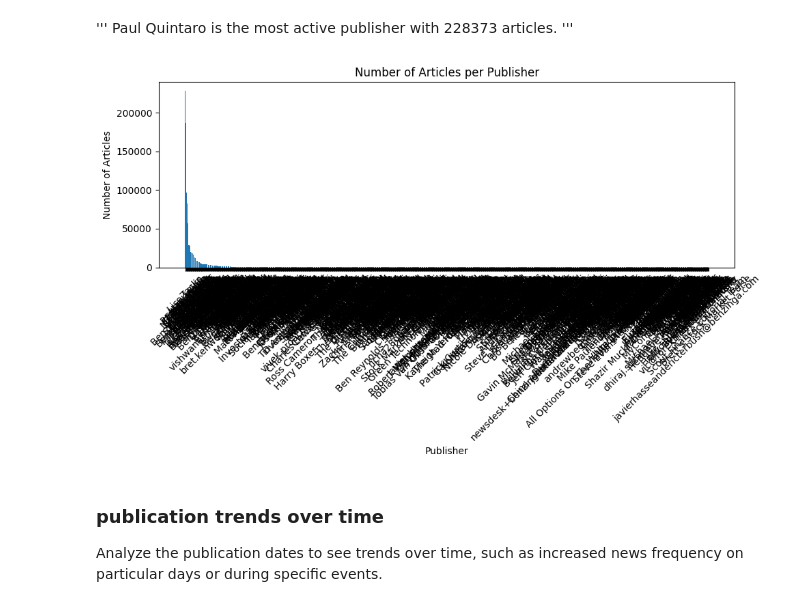
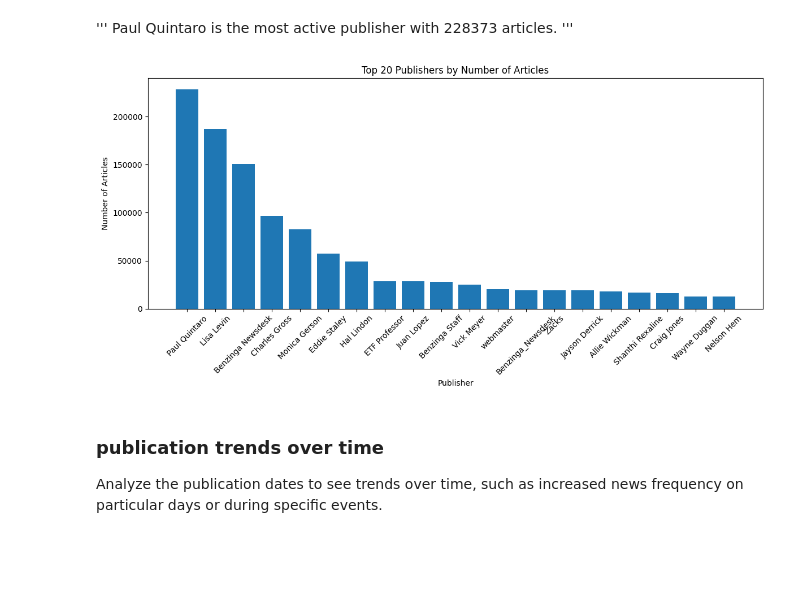
Before and after one commit to chalasimon/financial-news-sentiment-analysis, a Jupyter notebook: notebooks/task1.ipynb, the cells around one changed output. Saved outputs shown, nothing was run; the diff lists cells and outputs as text; code cells hidden in the pictures; blank space fills up the shorter version.

Commit message:
feat:  publisher analysis done

```diff
--- a/notebooks/task1.ipynb
+++ b/notebooks/task1.ipynb
@@ -136,15 +136,16 @@ Name: count, Length: 1034, dtype: int64
 # %%
 # Visualize the number of articles per publisher
 import matplotlib.pyplot as plt
-plt.figure(figsize=(10, 6))
-plt.bar(descriptive_stats.get_articles_per_publisher('publisher').index, descriptive_stats.get_articles_per_publisher('publisher').values)
+plt.figure(figsize=(12, 6))
+top_df = descriptive_stats.get_articles_per_publisher('publisher').nlargest(20)
+plt.bar(top_df.index, top_df.values)
 plt.xlabel('Publisher')
 plt.ylabel('Number of Articles')
-plt.title('Number of Articles per Publisher')
+plt.title('Top 20 Publishers by Number of Articles')
 plt.xticks(rotation=45)
 plt.tight_layout()
 # %% [output]
-[figure, old version]
+[figure, new version]
 # %% [markdown]
 ### publication trends over time
 Analyze the publication dates to see trends over time, such as increased news frequency on particular days or during specific events.
```
Also changed, not shown: parts of 6 cells of this notebook, 2 other files.
